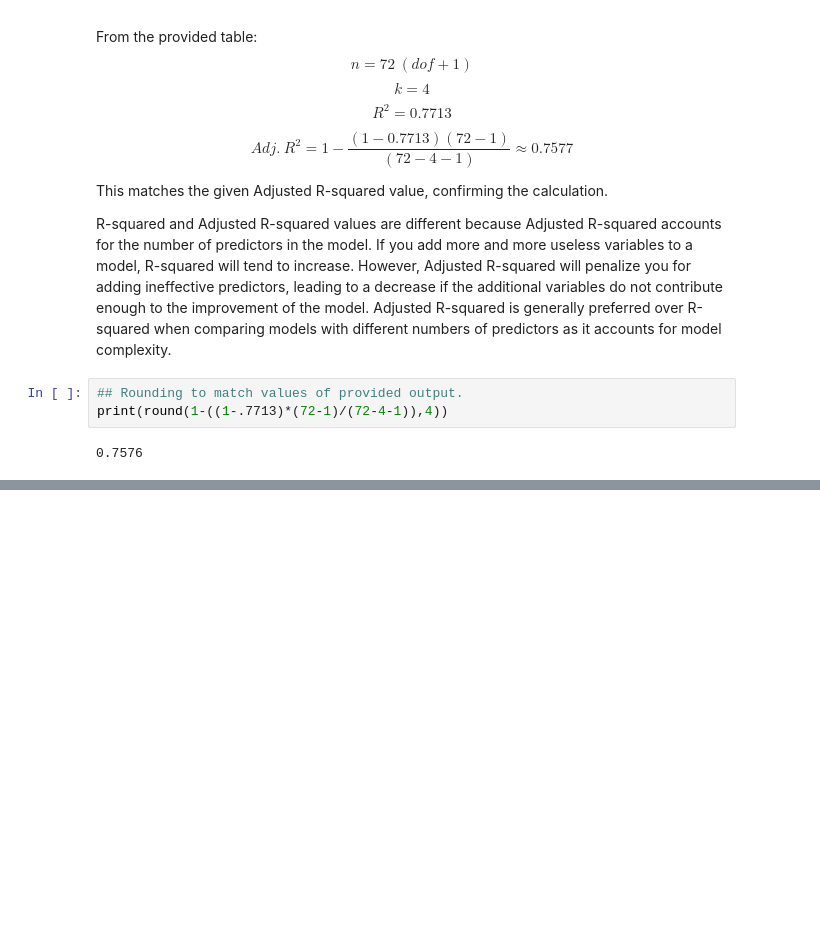
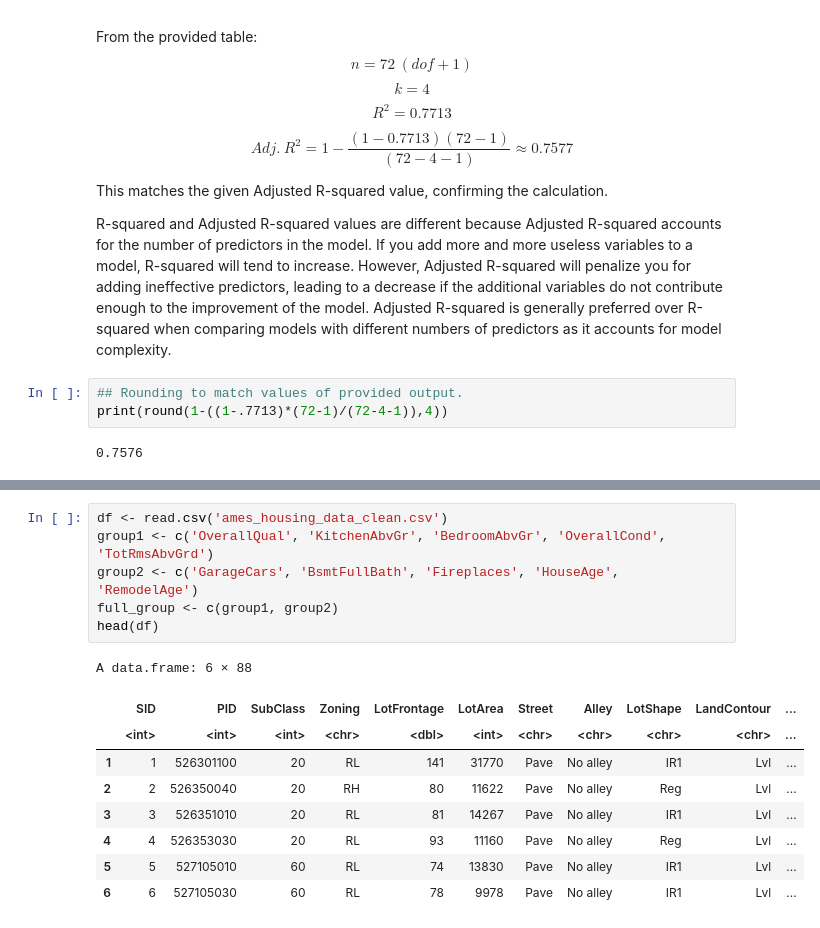
Before and after one commit to MichaelRocchio/msds_410, a Jupyter notebook: Assignment_3/rocchio_assign3.ipynb, the cells around one changed output, grey strips where cells are left out. Drawn from its saved outputs; the diff is of its cells as text; blank space fills up the shorter version.

```diff
--- a/Assignment_3/rocchio_assign3.ipynb
+++ b/Assignment_3/rocchio_assign3.ipynb
@@ -86,0 +426,16 @@ print(round(1-((1-.7713)*(72-1)/(72-4-1)),4))
+# %%
+df <- read.csv('ames_housing_data_clean.csv')
+group1 <- c('OverallQual', 'KitchenAbvGr', 'BedroomAbvGr', 'OverallCond', 'TotRmsAbvGrd')
+group2 <- c('GarageCars', 'BsmtFullBath', 'Fireplaces', 'HouseAge', 'RemodelAge')
+full_group <- c(group1, group2)
+head(df)
+# %% [output]
+A data.frame: 6 × 88
+|  | SID | PID | SubClass | Zoning | LotFrontage | LotArea | Street | Alley | LotShape | LandContour | ... |
+|  | <int> | <int> | <int> | <chr> | <dbl> | <int> | <chr> | <chr> | <chr> | <chr> | ... |
+| 1 | 1 | 526301100 | 20 | RL | 141 | 31770 | Pave | No alley | IR1 | Lvl | ... |
+| 2 | 2 | 526350040 | 20 | RH | 80 | 11622 | Pave | No alley | Reg | Lvl | ... |
+| 3 | 3 | 526351010 | 20 | RL | 81 | 14267 | Pave | No alley | IR1 | Lvl | ... |
+| 4 | 4 | 526353030 | 20 | RL | 93 | 11160 | Pave | No alley | Reg | Lvl | ... |
+| 5 | 5 | 527105010 | 60 | RL | 74 | 13830 | Pave | No alley | IR1 | Lvl | ... |
+| 6 | 6 | 527105030 | 60 | RL | 78 | 9978 | Pave | No alley | IR1 | Lvl | ... |
```
Also changed, not shown: parts of 27 cells of this notebook, 7 other files.
